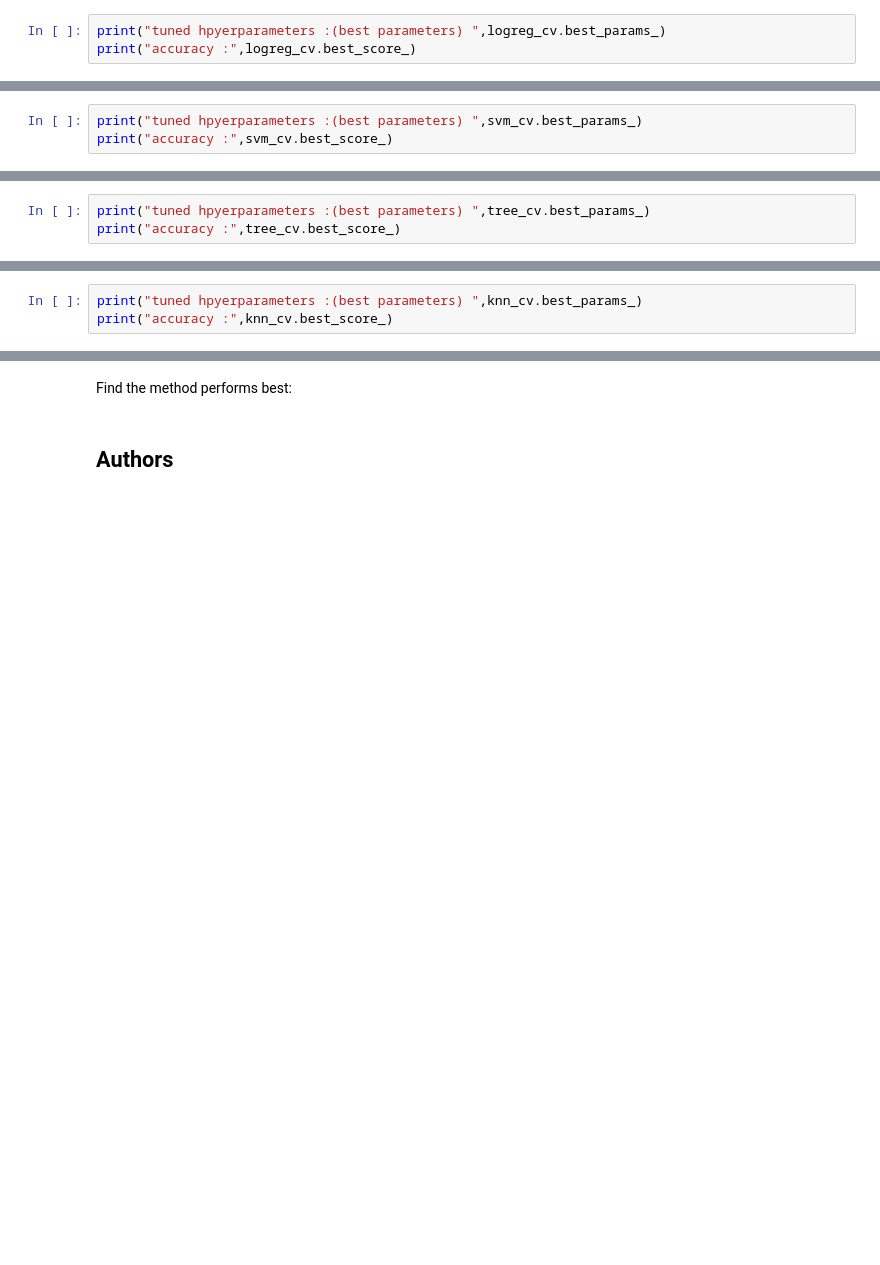
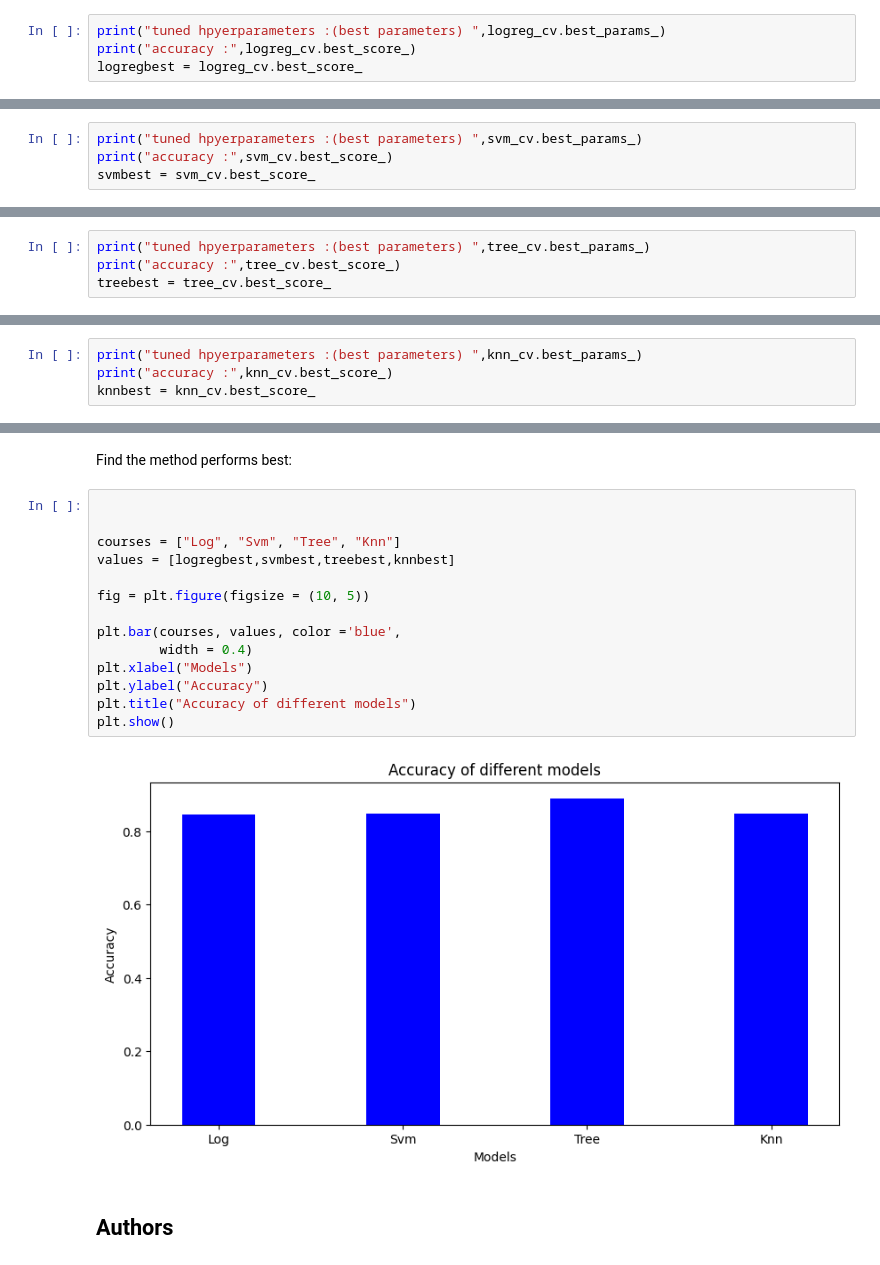
Before and after one commit to RonaldBeni/Trabajo-Final-cientifico-de-datos-, a Jupyter notebook: SpaceX_Machine Learning Prediction_Part_7.ipynb, the cells around one changed output, grey strips where cells are left out. Cells and saved outputs as stored; diff of their text form; blank space fills up the shorter version.

```diff
--- a/SpaceX_Machine Learning Prediction_Part_7.ipynb
+++ b/SpaceX_Machine Learning Prediction_Part_7.ipynb
@@ -174,6 +174,7 @@ We output the <code>GridSearchCV</code> object for logistic regression. We displ
 # %%
 print("tuned hpyerparameters :(best parameters) ",logreg_cv.best_params_)
 print("accuracy :",logreg_cv.best_score_)
+logregbest = logreg_cv.best_score_
 # %% [output]
 tuned hpyerparameters :(best parameters)  {'C': 0.01, 'penalty': 'l2', 'solver': 'lbfgs'}
 accuracy : 0.8464285714285713
@@ -212,6 +213,7 @@ svm_cv.best_params_
 # %%
 print("tuned hpyerparameters :(best parameters) ",svm_cv.best_params_)
 print("accuracy :",svm_cv.best_score_)
+svmbest = svm_cv.best_score_
 # %% [output]
 tuned hpyerparameters :(best parameters)  {'C': 1.0, 'gamma': 0.03162277660168379, 'kernel': 'sigmoid'}
 accuracy : 0.8482142857142856
@@ -258,4 +260,5 @@ tree_cv.best_params_
 # %%
 print("tuned hpyerparameters :(best parameters) ",tree_cv.best_params_)
 print("accuracy :",tree_cv.best_score_)
+treebest = tree_cv.best_score_
 # %% [output]
@@ -295,6 +298,7 @@ knn_cv.best_params_
 # %%
 print("tuned hpyerparameters :(best parameters) ",knn_cv.best_params_)
 print("accuracy :",knn_cv.best_score_)
+knnbest = knn_cv.best_score_
 # %% [output]
 tuned hpyerparameters :(best parameters)  {'algorithm': 'auto', 'n_neighbors': 10, 'p': 1}
 accuracy : 0.8482142857142858
@@ -317,6 +321,22 @@ plot_confusion_matrix(Y_test,yhat)
 ## TASK  12
 # %% [markdown]
 Find the method performs best:
+# %%
+
+
+courses = ["Log", "Svm", "Tree", "Knn"]
+values = [logregbest,svmbest,treebest,knnbest]
+
+fig = plt.figure(figsize = (10, 5))
+
+plt.bar(courses, values, color ='blue',
+        width = 0.4)
+plt.xlabel("Models")
+plt.ylabel("Accuracy")
+plt.title("Accuracy of different models")
+plt.show()
+# %% [output]
+[figure, added]
 # %% [markdown]
 ## Authors
 # %% [markdown]
```
Also changed, not shown: parts of 3 cells of this notebook, 2 other files.
